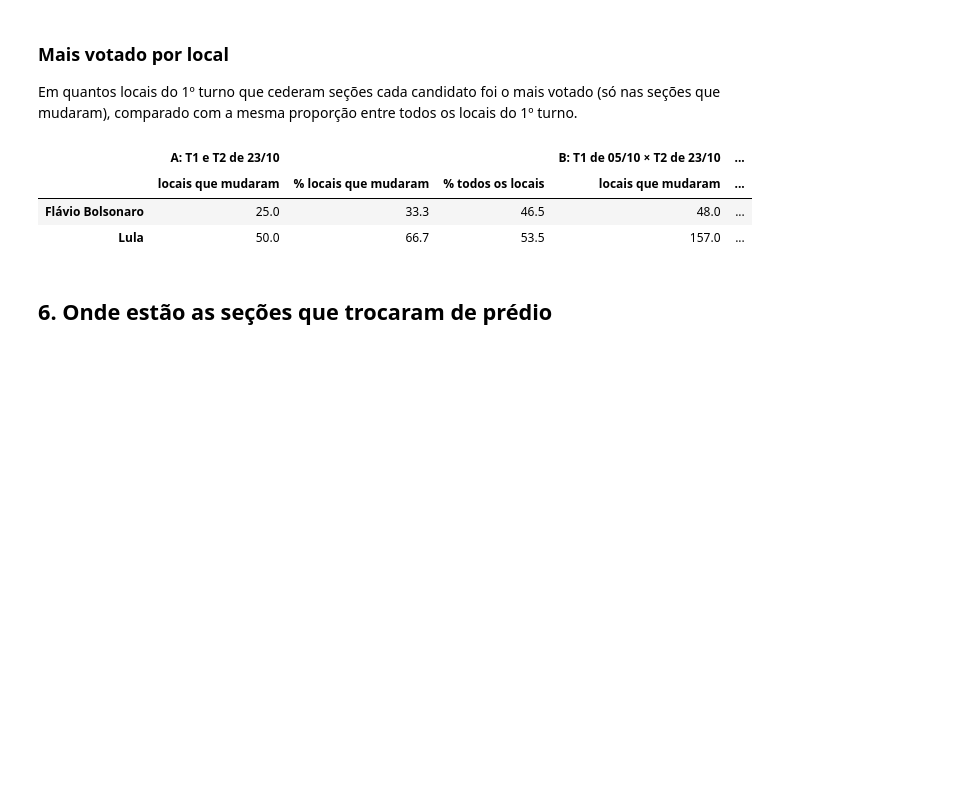
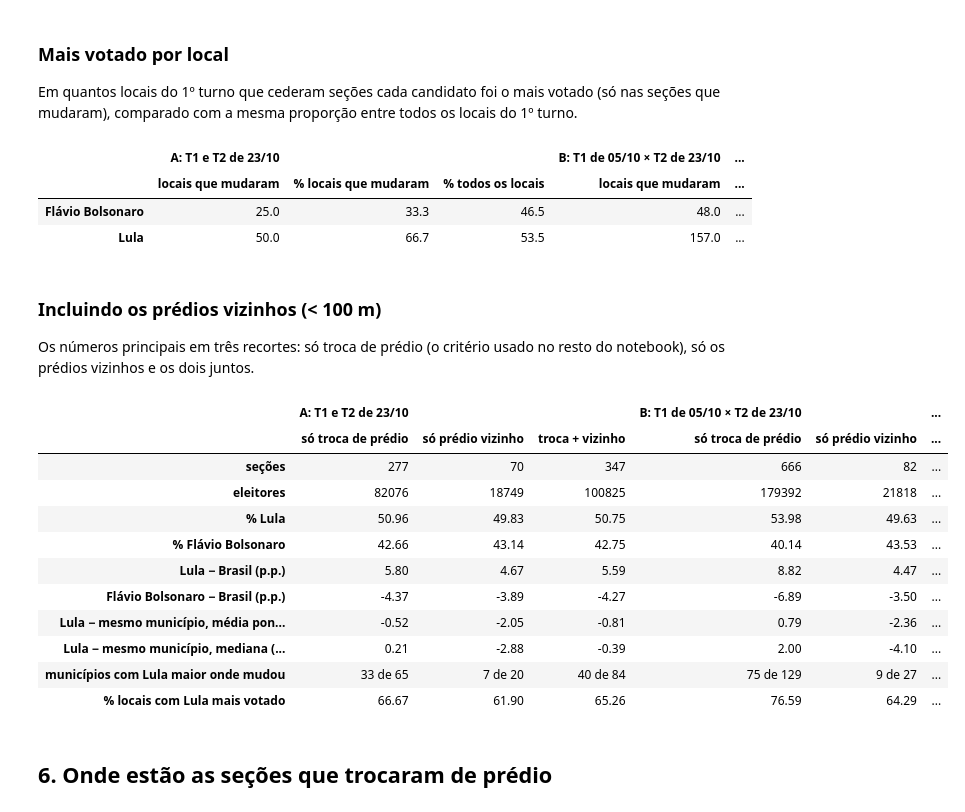
Before and after one commit to gilandrade/dados_eleicoes, a Jupyter notebook: notebooks/mudanca_local_turno_2026.ipynb, the cells around one changed output. Saved outputs shown, nothing was run; the diff lists cells and outputs as text; code cells hidden in the pictures; blank space fills up the shorter version.

```diff
--- a/notebooks/mudanca_local_turno_2026.ipynb
+++ b/notebooks/mudanca_local_turno_2026.ipynb
@@ -466,6 +474,58 @@ pd.concat({d: vencedores(b) for d, b in BASES.items()}, axis=1).round(1)
 |  | locais que mudaram | % locais que mudaram | % todos os locais | locais que mudaram | ... |
 | Flávio Bolsonaro | 25.0 | 33.3 | 46.5 | 48.0 | ... |
 | Lula | 50.0 | 66.7 | 53.5 | 157.0 | ... |
+# %% [markdown]
+### Incluindo os prédios vizinhos (< 100 m)
+
+Os números principais em três recortes: só troca de prédio (o critério usado no
+resto do notebook), só os prédios vizinhos e os dois juntos.
+# %%
+RECORTES = {
+    "só troca de prédio": ["troca de prédio"],
+    "só prédio vizinho": ["prédio vizinho"],
+    "troca + vizinho": ["troca de prédio", "prédio vizinho"],
+}
+
+
+def sensibilidade(base: pd.DataFrame, sec: pd.DataFrame, tipos: list[str]) -> pd.Series:
+    b = base.assign(mudou=base["tipo_mudanca"].isin(tipos))
+    r = resumo_grupos(b)
+    mun = compara_municipios(b)
+    venc = vencedores(b)
+    return pd.Series({
+        "seções": sec["tipo_mudanca"].isin(tipos).sum(),
+        "eleitores": sec.loc[sec["tipo_mudanca"].isin(tipos), "qt_eleitor_secao"].sum(),
+        f"% {NOME_LULA}": r.loc[f"% {NOME_LULA}", "mudou"],
+        f"% {NOME_FLAVIO}": r.loc[f"% {NOME_FLAVIO}", "mudou"],
+        f"{NOME_LULA} − Brasil (p.p.)": r.loc[f"% {NOME_LULA}", "mudou − Brasil (p.p.)"],
+        f"{NOME_FLAVIO} − Brasil (p.p.)": r.loc[f"% {NOME_FLAVIO}", "mudou − Brasil (p.p.)"],
+        f"{NOME_LULA} − mesmo município, média ponderada (p.p.)": mun.loc["média ponderada (p.p.)", NOME_LULA],
+        f"{NOME_LULA} − mesmo município, mediana (p.p.)": mun.loc["mediana (p.p.)", NOME_LULA],
+        f"municípios com {NOME_LULA} maior onde mudou": (
+            f"{mun.loc['municípios com % maior onde mudou', NOME_LULA]:.0f} de {mun.loc['municípios', NOME_LULA]:.0f}"
+        ),
+        f"% locais com {NOME_LULA} mais votado": venc["% locais que mudaram"].get(NOME_LULA, 0),
+    })
+
+
+SENSIBILIDADE = pd.DataFrame({
+    (d, recorte): sensibilidade(BASES[d], DEFINICOES[d], tipos)
+    for d in DEFINICOES for recorte, tipos in RECORTES.items()
+})
+SENSIBILIDADE.map(lambda v: f"{v:,.2f}" if isinstance(v, float) else v)
+# %% [output]
+|  | A: T1 e T2 de 23/10 |  |  | B: T1 de 05/10 × T2 de 23/10 |  | ... |
+|  | só troca de prédio | só prédio vizinho | troca + vizinho | só troca de prédio | só prédio vizinho | ... |
+| seções | 277 | 70 | 347 | 666 | 82 | ... |
+| eleitores | 82076 | 18749 | 100825 | 179392 | 21818 | ... |
+| % Lula | 50.96 | 49.83 | 50.75 | 53.98 | 49.63 | ... |
+| % Flávio Bolsonaro | 42.66 | 43.14 | 42.75 | 40.14 | 43.53 | ... |
+| Lula − Brasil (p.p.) | 5.80 | 4.67 | 5.59 | 8.82 | 4.47 | ... |
+| Flávio Bolsonaro − Brasil (p.p.) | -4.37 | -3.89 | -4.27 | -6.89 | -3.50 | ... |
+| Lula − mesmo município, média pon... | -0.52 | -2.05 | -0.81 | 0.79 | -2.36 | ... |
+| Lula − mesmo município, mediana (... | 0.21 | -2.88 | -0.39 | 2.00 | -4.10 | ... |
+| municípios com Lula maior onde mudou | 33 de 65 | 7 de 20 | 40 de 84 | 75 de 129 | 9 de 27 | ... |
+| % locais com Lula mais votado | 66.67 | 61.90 | 65.26 | 76.59 | 64.29 | ... |
 # %% [markdown]
 ## 6. Onde estão as seções que trocaram de prédio
 # %%
```
Also changed, not shown: parts of 6 cells of this notebook.
